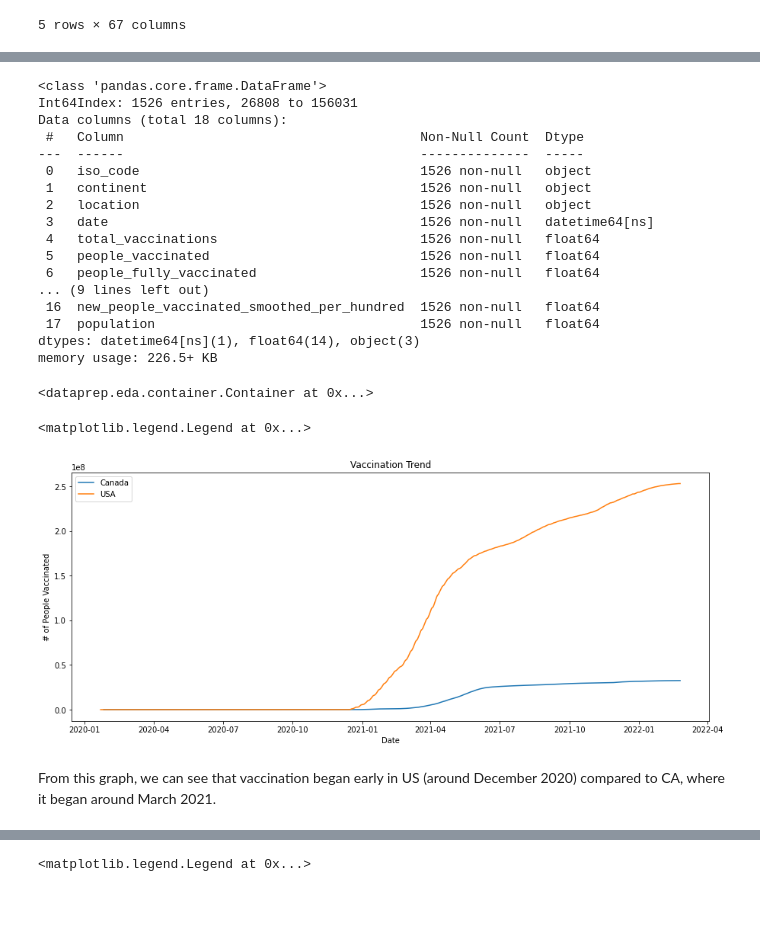
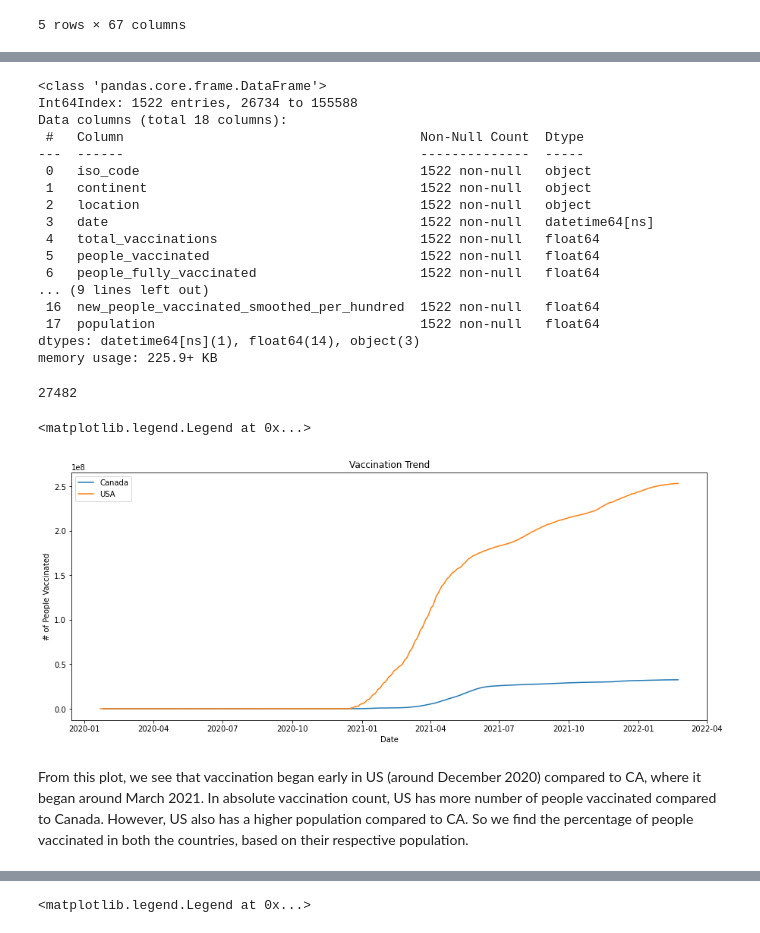
Before and after one commit to AnishaMathur/NY-State-Covid-Analysis, a Jupyter notebook: EDA/EDA_Vaccination.ipynb, the cells around one changed output, grey strips where cells are left out. Saved outputs shown, nothing was run; the diff lists cells and outputs as text; code cells hidden in the pictures; blank space fills up the shorter version.

Commit message:
Cleaned EDA Vaccination

```diff
--- a/EDA/EDA_Vaccination.ipynb
+++ b/EDA/EDA_Vaccination.ipynb
@@ -16 +7,3 @@ Mounted at /content/drive
+# %%
+path = '../data'
 # %% [markdown]
@@ -18,7 +11,9 @@ Mounted at /content/drive
 # %%
-world_data_path = path + 'owid-covid-data.xlsx'
+# import data
 
-df = pd.read_excel(world_data_path, parse_dates=['date'])
+world_data_path = path + '/raw_datasets/owid-covid-data.csv'
+
+df = pd.read_csv(world_data_path, parse_dates=['date'])
 # %%
 df.head()
 # %% [output]
@@ -85,23 +87,21 @@ df_US_CA_vaccine.head()
 df_US_CA_vaccine.info()
 # %% [output]
 <class 'pandas.core.frame.DataFrame'>
-Int64Index: 1526 entries, 26808 to 156031
+Int64Index: 1522 entries, 26734 to 155588
 Data columns (total 18 columns):
  #   Column                                      Non-Null Count  Dtype
 ---  ------                                      --------------  -----
- 0   iso_code                                    1526 non-null   object
- 1   continent                                   1526 non-null   object
- 2   location                                    1526 non-null   object
- 3   date                                        1526 non-null   datetime64[ns]
- 4   total_vaccinations                          1526 non-null   float64
- 5   people_vaccinated                           1526 non-null   float64
- 6   people_fully_vaccinated                     1526 non-null   float64
+ 0   iso_code                                    1522 non-null   object
+ 1   continent                                   1522 non-null   object
+ 2   location                                    1522 non-null   object
+ 3   date                                        1522 non-null   datetime64[ns]
+ 4   total_vaccinations                          1522 non-null   float64
+ 5   people_vaccinated                           1522 non-null   float64
+ 6   people_fully_vaccinated                     1522 non-null   float64
 ... (9 lines left out)
- 16  new_people_vaccinated_smoothed_per_hundred  1526 non-null   float64
- 17  population                                  1526 non-null   float64
+ 16  new_people_vaccinated_smoothed_per_hundred  1522 non-null   float64
+ 17  population                                  1522 non-null   float64
 dtypes: datetime64[ns](1), float64(14), object(3)
-memory usage: 226.5+ KB
+memory usage: 225.9+ KB
 # %%
 plot(df_US_CA_vaccine)
-# %% [output]
-<dataprep.eda.container.Container at 0x...>
@@ -114,13 +108,22 @@ df_US = df_US_CA_vaccine[df_US_CA_vaccine['location'].isin(['United States'])]
 # %%
+df_CA = df_US_CA_vaccine[df_US_CA_vaccine['location'].isin(['Canada'])]
+df_US = df_US_CA_vaccine[df_US_CA_vaccine['location'].isin(['United States'])]
+
+# Handling miss reported data
+index = df_CA.index[df_CA['date'] == '2022-02-12'].tolist()
+print(index[0])
+df_CA.at[index[0], 'people_vaccinated'] = df_CA.at[index[0]-1, 'people_vaccinated']
+
 figure(figsize=(15, 6))
 plt.plot(df_CA['date'], df_CA['people_vaccinated'], label='Canada')
 plt.plot(df_US['date'], df_US['people_vaccinated'], label='USA')
 plt.xlabel('Date')
 plt.ylabel('# of People Vaccinated')
 plt.title('Vaccination Trend')
 plt.legend()
 # %% [output]
-<matplotlib.legend.Legend at 0x...>
+27482
+<matplotlib.legend.Legend at 0x...>
-[figure, old version]
+[figure, new version]
 # %% [markdown]
-From this graph, we can see that vaccination began early in US (around December 2020) compared to CA, where it began around March 2021.
+From this plot, we see that vaccination began early in US (around December 2020) compared to CA, where it began around March 2021. In absolute vaccination count, US has more number of people vaccinated compared to Canada. However, US also has a higher population compared to CA. So we find the percentage of people vaccinated in both the countries, based on their respective population.
```
Also changed, not shown: parts of 62 cells of this notebook.
